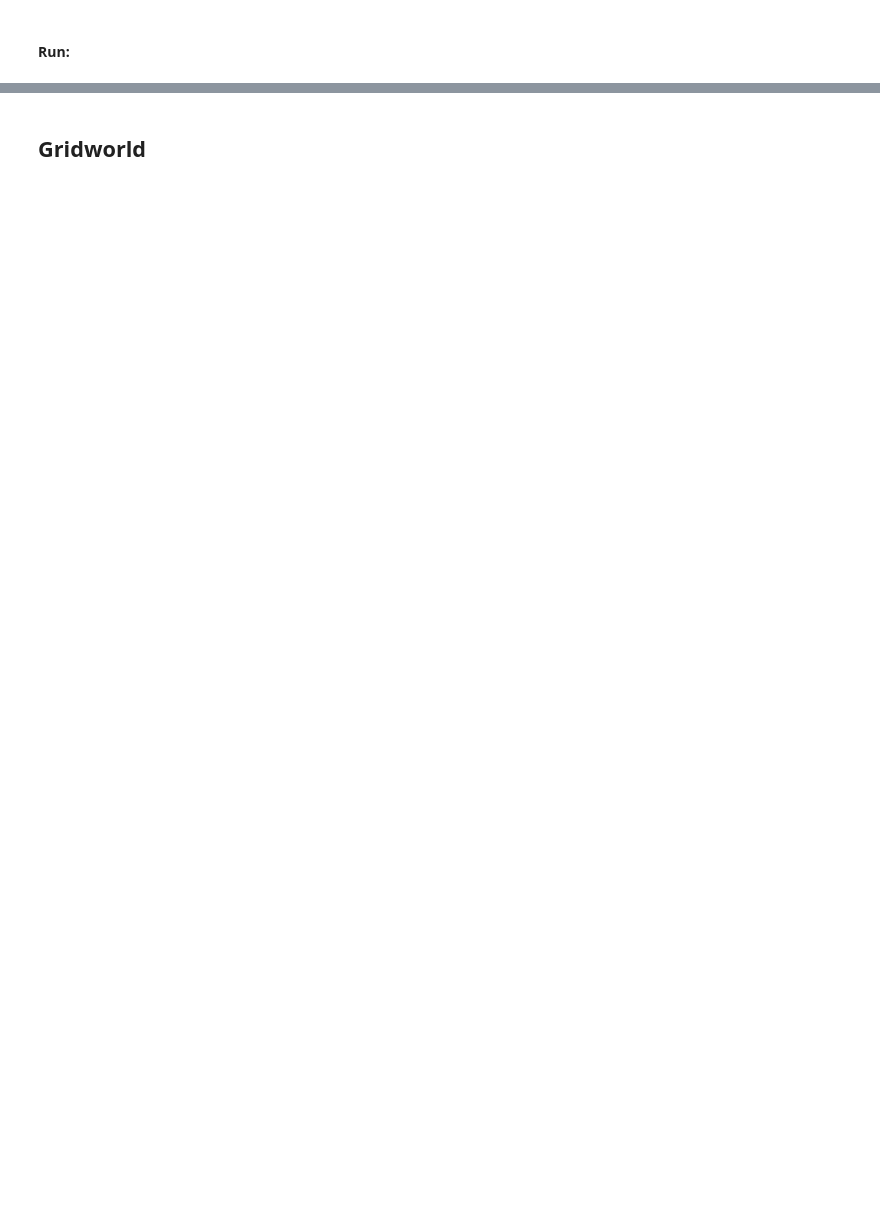
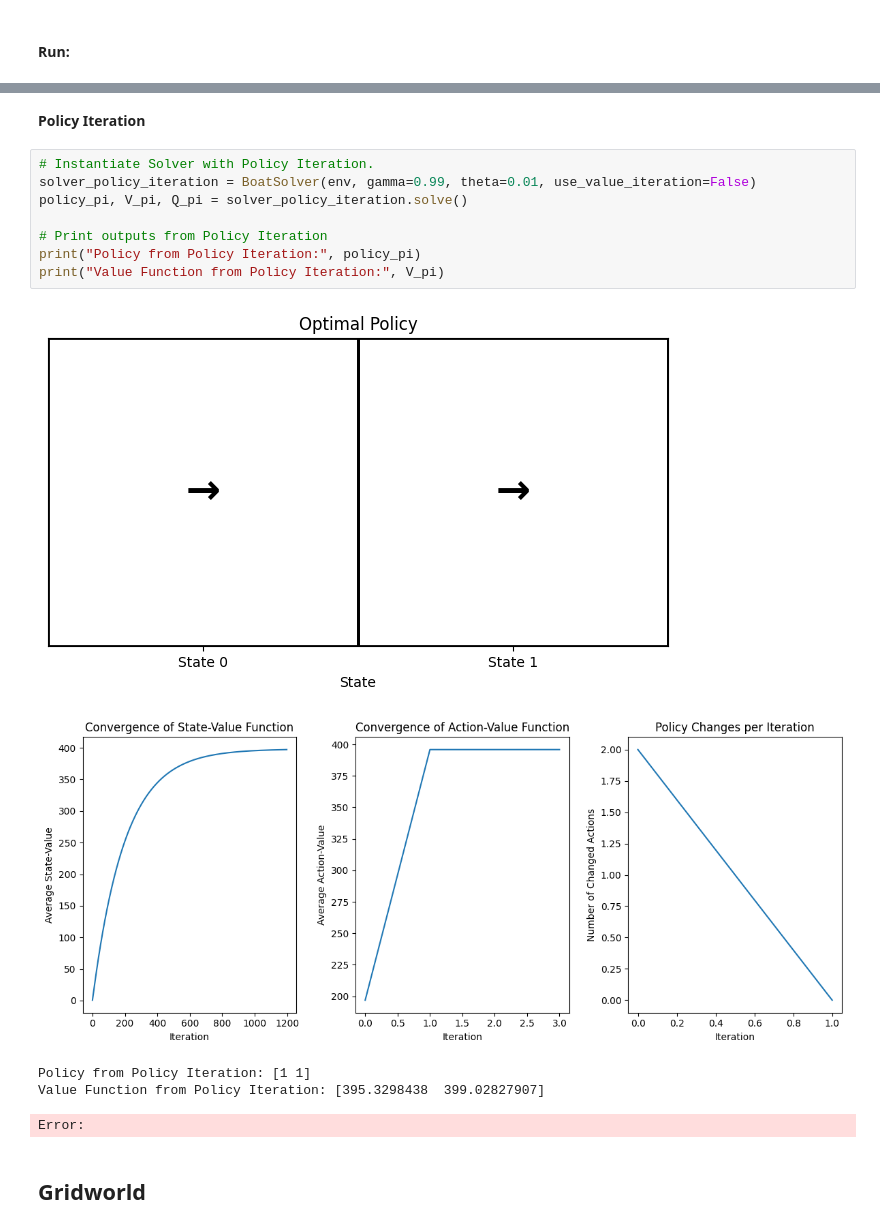
Before and after one commit to jbrismor/Hw-2_RL, a Jupyter notebook: testing.ipynb, the cells around one changed output, grey strips where cells are left out. Saved outputs shown, nothing was run; the diff lists cells and outputs as text; blank space fills up the shorter version.

```diff
--- a/testing.ipynb
+++ b/testing.ipynb
@@ -272,2 +288,18 @@ Action-Value Function: [[392.37654536 395.33956101]
+# %% [markdown]
+**Policy Iteration**
+# %%
+# Instantiate Solver with Policy Iteration.
+solver_policy_iteration = BoatSolver(env, gamma=0.99, theta=0.01, use_value_iteration=False)
+policy_pi, V_pi, Q_pi = solver_policy_iteration.solve()
+
+# Print outputs from Policy Iteration
+print("Policy from Policy Iteration:", policy_pi)
+print("Value Function from Policy Iteration:", V_pi)
+# %% [output]
+[figure, added]
+[figure, added]
+Policy from Policy Iteration: [1 1]
+Value Function from Policy Iteration: [395.3298438  399.02827907]
+Error:
 # %% [markdown]
 ## Gridworld
```
Also changed, not shown: parts of 17 cells of this notebook, 2 other files.
